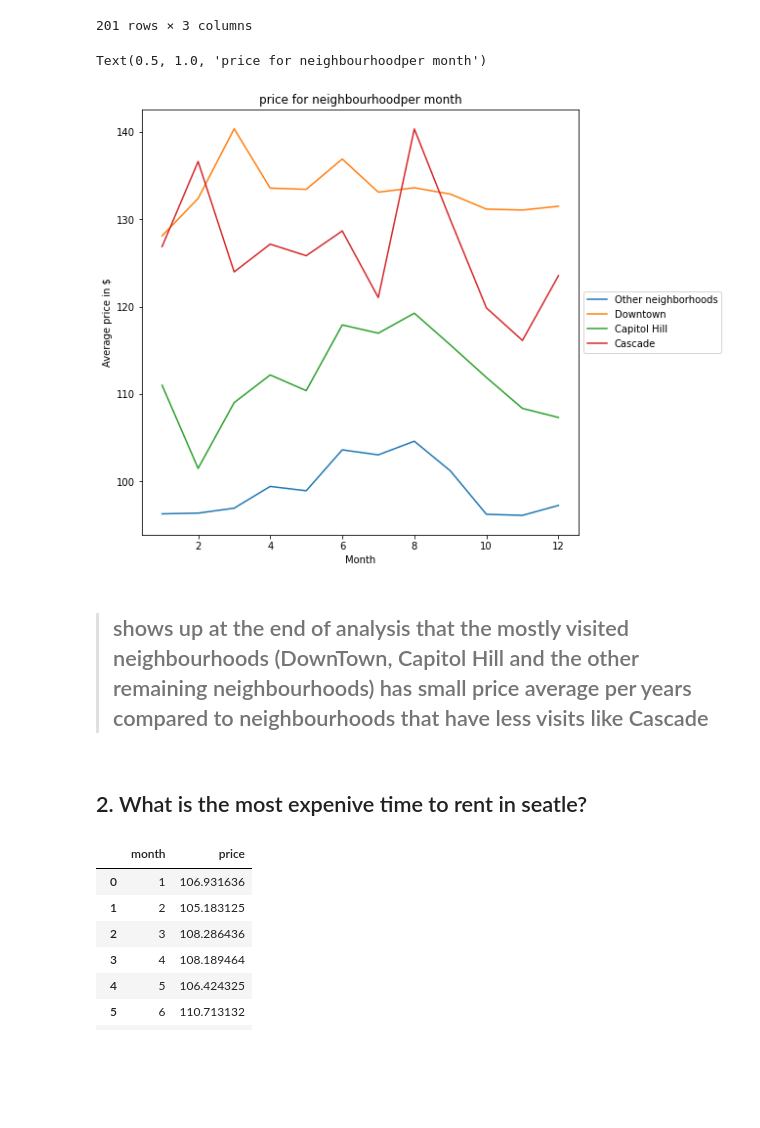
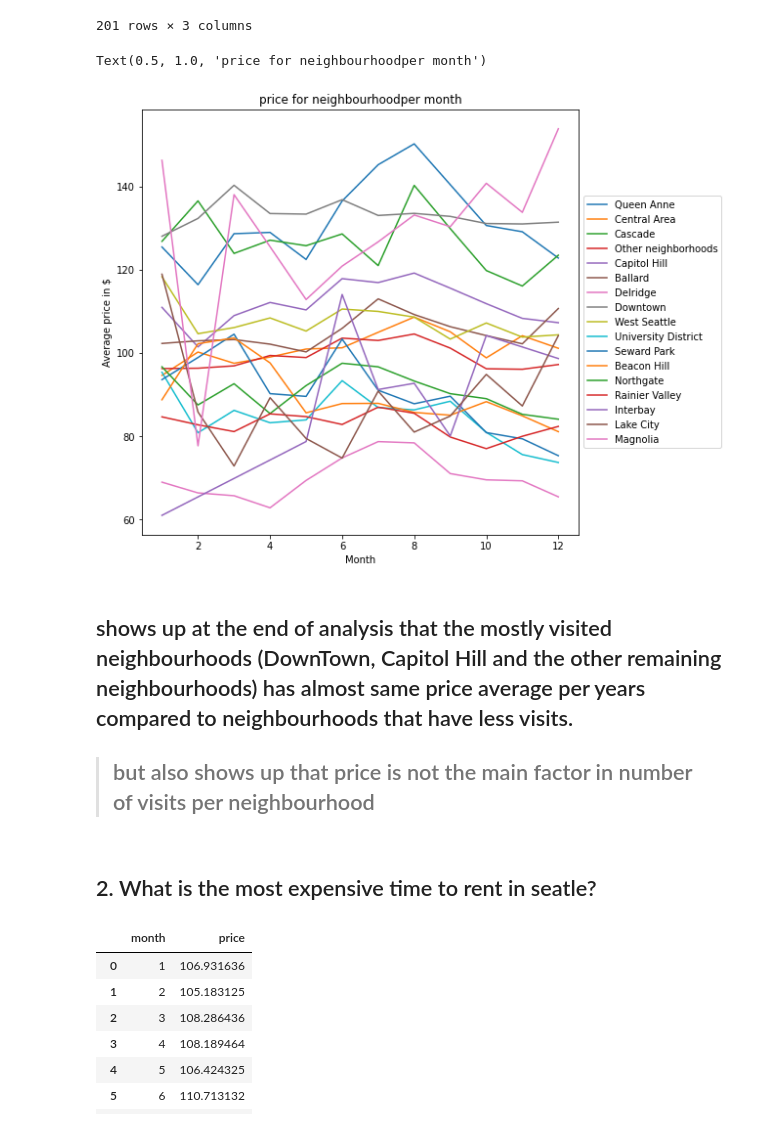
Before and after one commit to Donia-sharafeldin/airbnb, a Jupyter notebook: airpnp.ipynb, the cells around one changed output. Saved outputs shown, nothing was run; the diff lists cells and outputs as text; code cells hidden in the pictures; blank space fills up the shorter version.

```diff
--- a/airpnp.ipynb
+++ b/airpnp.ipynb
@@ -11,3 +15,7 @@ reviews = pd.read_csv('reviews.csv')
+# %%
+calender = pd.read_csv('data/calendar.csv')
+listings = pd.read_csv('data/listings.csv')
+reviews = pd.read_csv('data/reviews.csv')
 # %%
 calender.head()
 # %% [output]
@@ -162,25 +222,28 @@ df3
 # %%
 fig = plt.figure(figsize=(10,8))
 ax = plt.subplot(111)
-nh = ['Other neighborhoods','Downtown','Capitol Hill',"Cascade"]
-for neighbourhood in nh:
+
+for neighbourhood in neighbourhoods:
     ax.plot(df3[df3['neighbourhood_group_cleansed']== neighbourhood]['month'],
     df3[df3['neighbourhood_group_cleansed']== neighbourhood]['price'],label = neighbourhood)
 
-box = ax.get_position()
+box =   ax.get_position()
 ax.set_position([box.x0, box.y0, box.width * 0.8, box.height])
 ax.legend(loc='center left', bbox_to_anchor=(1, .5))
 
 plt.ylabel('Average price in $')
 plt.xlabel('Month')
 plt.title('price for neighbourhoodper month')
 # %% [output]
 Text(0.5, 1.0, 'price for neighbourhoodper month')
-[figure, old version]
+[figure, new version]
 # %% [markdown]
-> ## shows up at the end of analysis that the mostly visited neighbourhoods (DownTown, Capitol Hill and the other remaining neighbourhoods) has small price average per years compared to neighbourhoods that have less visits like Cascade
+ ## shows up at the end of analysis that the mostly visited neighbourhoods (DownTown, Capitol Hill and the other remaining neighbourhoods) has almost same price average per years compared to neighbourhoods that have less visits.
+
+
+> ## but also shows up that price is not the main factor in number of visits per neighbourhood
 # %% [markdown]
-## 2. What is the most expenive time to  rent in seatle?
+## 2. What is the most expensive time to  rent in seatle?
 # %%
 m = df.groupby(['month'])["price"].mean().reset_index()
 m
```
Also changed, not shown: parts of 19 cells of this notebook.
